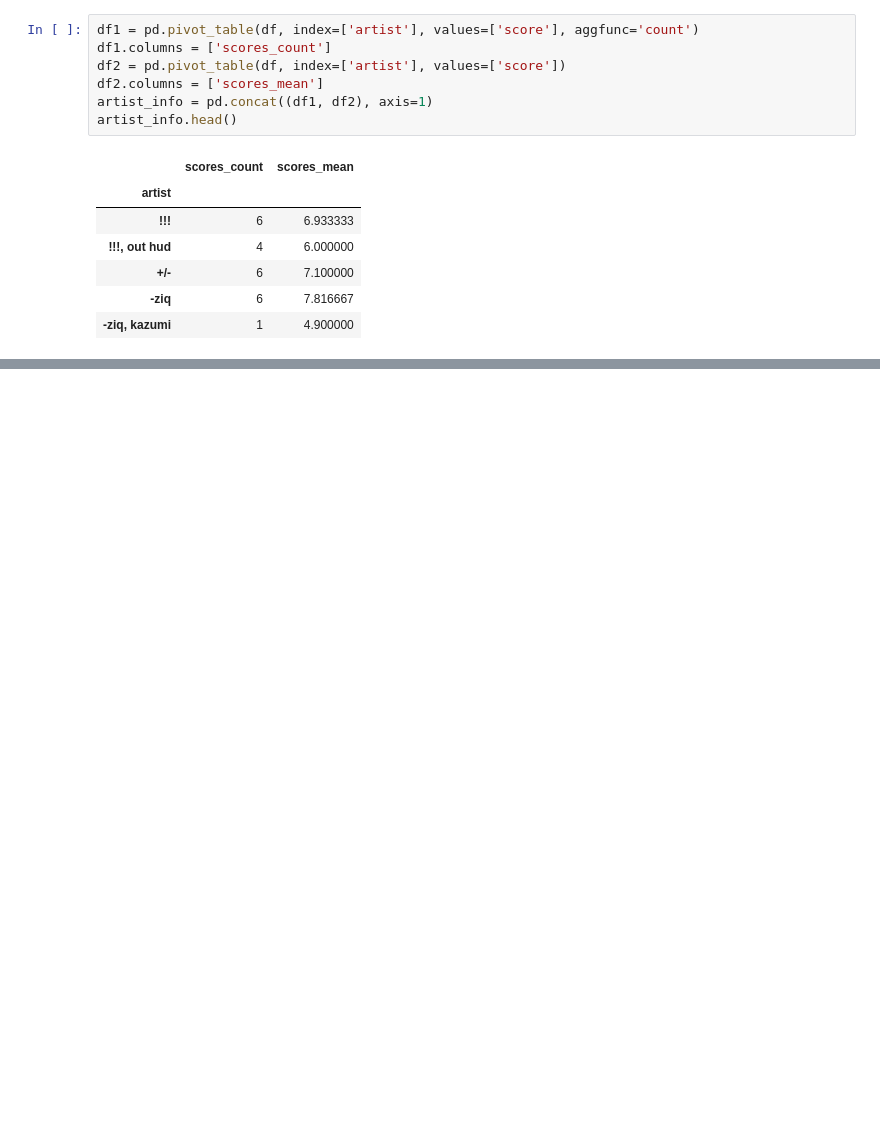
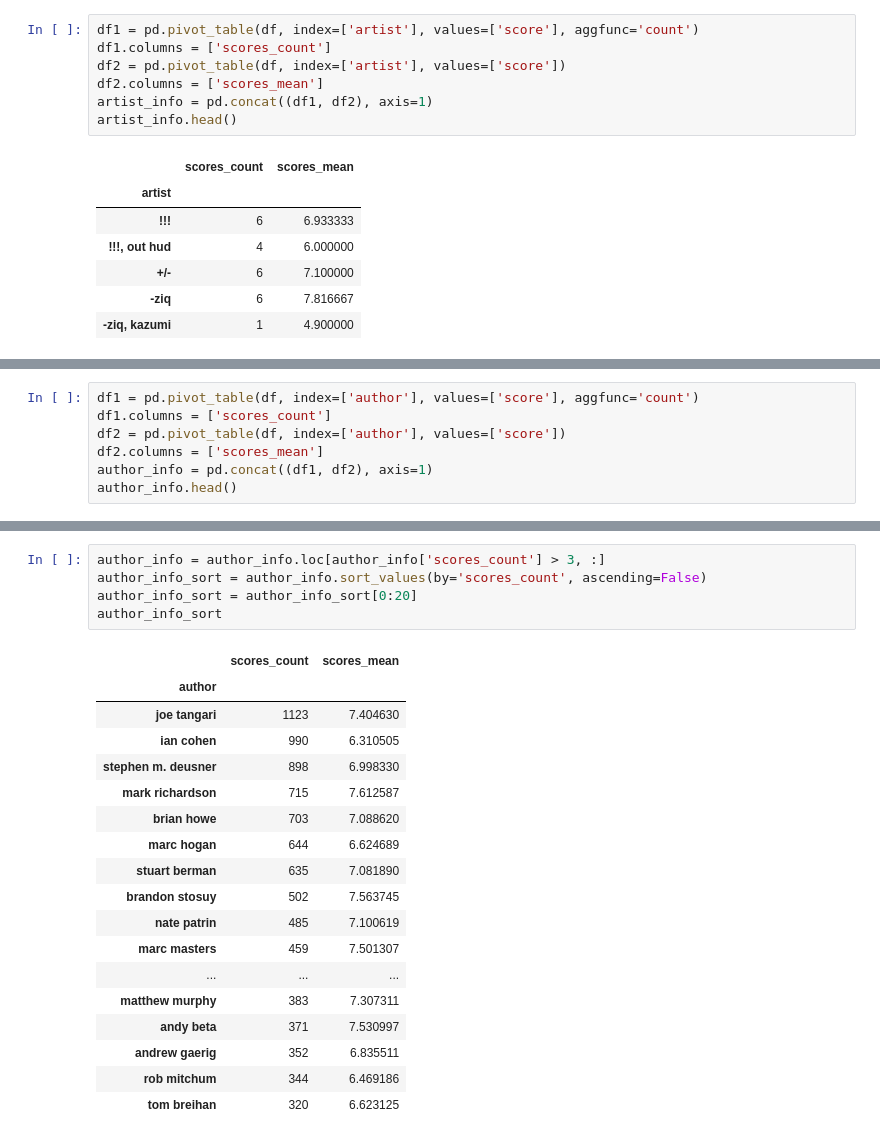
Before and after one commit to MPhillips55/Pitchfork_NLP_Analysis, a Jupyter notebook: Data/Dataset Basic Info.ipynb, the cells around one changed output, grey strips where cells are left out. Drawn from its saved outputs; the diff is of its cells as text; blank space fills up the shorter version.

```diff
--- a/Data/Dataset Basic Info.ipynb
+++ b/Data/Dataset Basic Info.ipynb
@@ -340,0 +341,7 @@ artist_info_sort
+# %%
+df1 = pd.pivot_table(df, index=['author'], values=['score'], aggfunc='count')
+df1.columns = ['scores_count']
+df2 = pd.pivot_table(df, index=['author'], values=['score'])
+df2.columns = ['scores_mean']
+author_info = pd.concat((df1, df2), axis=1)
+author_info.head()
@@ -340,0 +356,24 @@ artist_info_sort
+# %%
+author_info = author_info.loc[author_info['scores_count'] > 3, :]
+author_info_sort = author_info.sort_values(by='scores_count', ascending=False)
+author_info_sort = author_info_sort[0:20]
+author_info_sort
+# %% [output]
+|  | scores_count | scores_mean |
+| author |  |  |
+| joe tangari | 1123 | 7.404630 |
+| ian cohen | 990 | 6.310505 |
+| stephen m. deusner | 898 | 6.998330 |
+| mark richardson | 715 | 7.612587 |
+| brian howe | 703 | 7.088620 |
+| marc hogan | 644 | 6.624689 |
+| stuart berman | 635 | 7.081890 |
+| brandon stosuy | 502 | 7.563745 |
+| nate patrin | 485 | 7.100619 |
+| marc masters | 459 | 7.501307 |
+| ... | ... | ... |
+| matthew murphy | 383 | 7.307311 |
+| andy beta | 371 | 7.530997 |
+| andrew gaerig | 352 | 6.835511 |
+| rob mitchum | 344 | 6.469186 |
+| tom breihan | 320 | 6.623125 |
```
Also changed, not shown: parts of 7 cells of this notebook.
